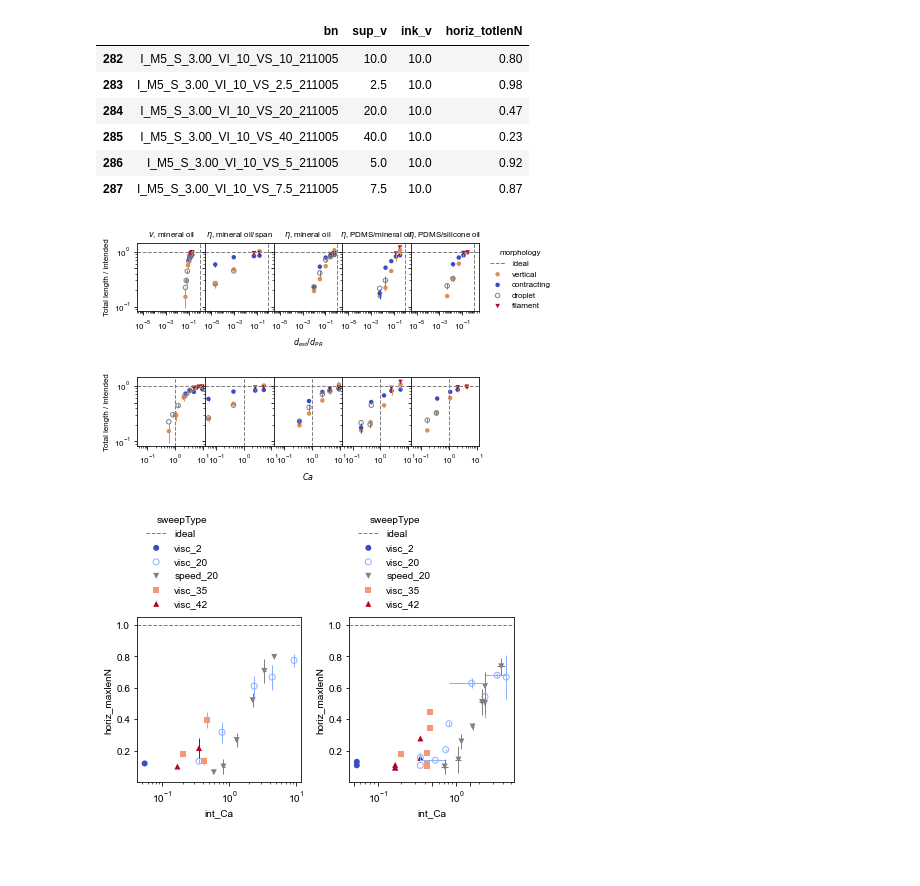
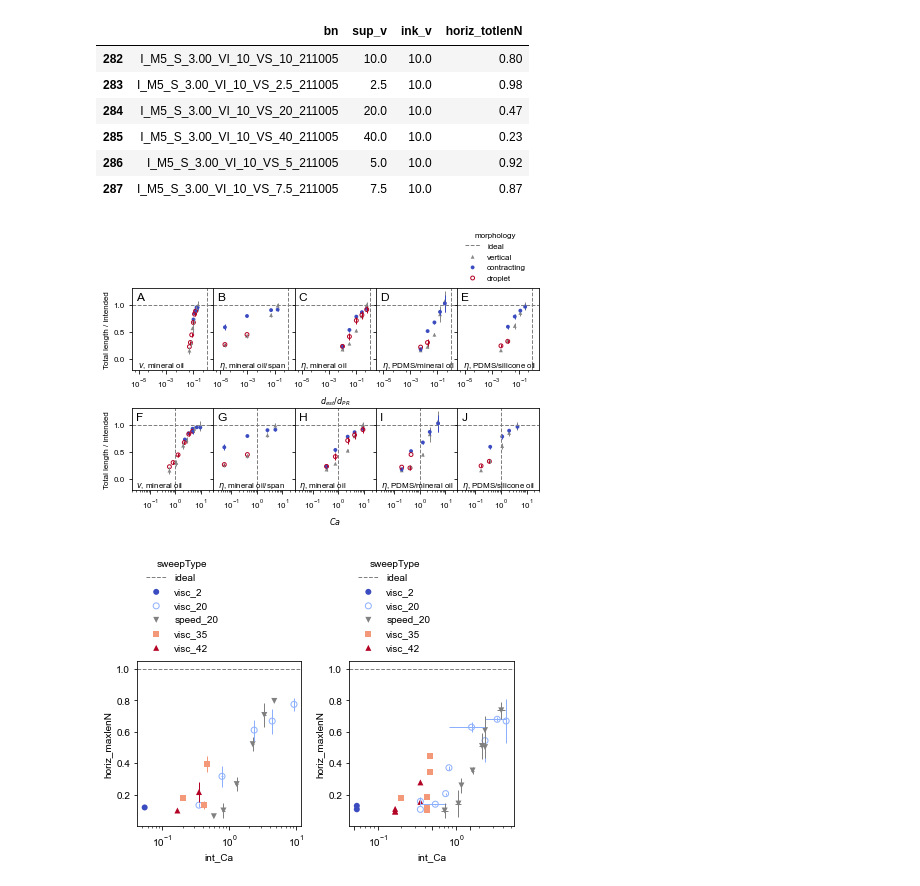
Before and after one commit to usnistgov/embedded3DPvids, a Jupyter notebook: ipynb/vidSummaries_horiz.ipynb, the cells around one changed output. Cells and saved outputs as stored; diff of their text form; code cells hidden in the pictures; blank space fills up the shorter version.

Commit message:
update plotting tools

```diff
--- a/ipynb/vidSummaries_horiz.ipynb
+++ b/ipynb/vidSummaries_horiz.ipynb
@@ -309,45 +309,52 @@ ss[(ss.sweepType=='speed_20_low_visc_ratio')&(ss.ink_v==10)][['bn', 'sup_v', 'in
 # %%
 ss1 = ss.copy()
 ss1 = ss1[ss1.sigma>0]
 
 mp.simplifyType(ss1)
 ss1 = ss1.sort_values(by='sweepType')
-ss1['morphology'] = ['droplet' if row['horiz_segments_manual']>3 else ('filament' if row['horiz_totlenN']>0.9 else 'contracting') for i,row in ss1.iterrows()]
+ss1['morphology'] = ['droplet' if row['horiz_segments_manual']>3 else ('contracting') for i,row in ss1.iterrows()]
 ss1 = ss1.sort_values(by=['morphology', 'sweepType'])
 ss1['vert_morphology'] = 'vertical'
-fig,axs = plt.subplots(2,5, figsize=(6.5,4.1), sharex='row', sharey=True)
-ms = 20
+fig,axs = plt.subplots(2,5, figsize=(6.5,4.25), sharex='row', sharey=True)
+ms = 15
 fs=8
 for i,st in enumerate(ss1.sweepType.unique()):
     for j,xvar in enumerate(['sup_dnorm', 'int_Ca']):
-        kwargs = {'logx':True, 'logy':True, 'ax':axs[j][i], 'fig':fig, 'legend':((j==0) and (i==4)), 'markersize':ms, 'fontsize':fs, 'legendloc':'right'}
-        mp.scatterSS(ss1[(ss1.sweepType==st)], xvar, 'vert_hN', 'vert_morphology', dx=0.2, dy=1, color='#de8f57', **kwargs)
+        kwargs = {'logx':True, 'logy':False, 'ax':axs[j][i], 'fig':fig, 'legend':((j==0) and (i==4)), 'markersize':ms, 'fontsize':fs}
+        mp.scatterSS(ss1[(ss1.sweepType==st)], xvar, 'vert_hN', 'vert_morphology', dx=0.2, dy=1, color='#888888', marker='^', **kwargs)
         mp.scatterSS(ss1[(ss1.sweepType==st)], xvar, 'horiz_totlenN', 'morphology', dx=0.2, dy=1, yideal=1, xideal=1, **kwargs)
-        if j==0:
-            axs[j][i].set_title(st, fontsize=fs)
+#         if j==0:
+#             axs[j][i].set_title(st, fontsize=fs)
         if i>0:
             axs[j][i].set_ylabel('')
         axs[j][i].set_xlabel('')
+        axs[j][i].set_ylim([-0.2,1.3])
 
 for ax in axs[0]:
     ax.set_xlim([3*10**-6, 3])
-    mp.fixTicks(ax, True,True)
+    mp.fixTicks(ax, True,False)
+for ax in axs[1]:
+    ax.set_xlim([2*10**-2, 30])
+    mp.fixTicks(ax, True,False)
 for axrow in axs:
     for ax in axrow:
         mp.setSquare(ax)
     axrow[0].set_ylabel('Total length / intended')
 axs[0][2].set_xlabel('$d_{est}/d_{PR}$')
 axs[1][2].set_xlabel('$Ca$')
-axs[0][0].set_title('$v$, mineral oil', fontsize=fs)
-axs[0][1].set_title('$\eta$, mineral oil/span', fontsize=fs)
-axs[0][2].set_title('$\eta$, mineral oil', fontsize=fs)
-axs[0][3].set_title('$\eta$, PDMS/mineral oil', fontsize=fs)
-axs[0][4].set_title('$\eta$, PDMS/silicone oil', fontsize=fs)
+y = -0.15
+for axi in [[axs[0], 0.8*10**-5], [axs[1],0.03]]:
+    axi[0][0].text(axi[1], y, '$v$, mineral oil', fontsize=fs)
+    axi[0][1].text(axi[1], y, '$\eta$, mineral oil/span', fontsize=fs)
+    axi[0][2].text(axi[1], y, '$\eta$, mineral oil', fontsize=fs)
+    axi[0][3].text(axi[1], y, '$\eta$, PDMS/mineral oil', fontsize=fs)
+    axi[0][4].text(axi[1], y, '$\eta$, PDMS/silicone oil', fontsize=fs)
 fig.tight_layout()
 plt.subplots_adjust(wspace=0)
+mp.subFigureLabels(axs)
 fig.savefig(os.path.join(cfg.path.fig, 'paper figures', 'supfigures', 'line_lengths.pdf'), bbox_inches='tight', dpi=300)
 # %% [output]
-[figure, old version]
+[figure, new version]
 # %%
 ss1 = ss.copy()
 mp.simplifyType(ss1)
```
Also changed, not shown: 2 other files.
